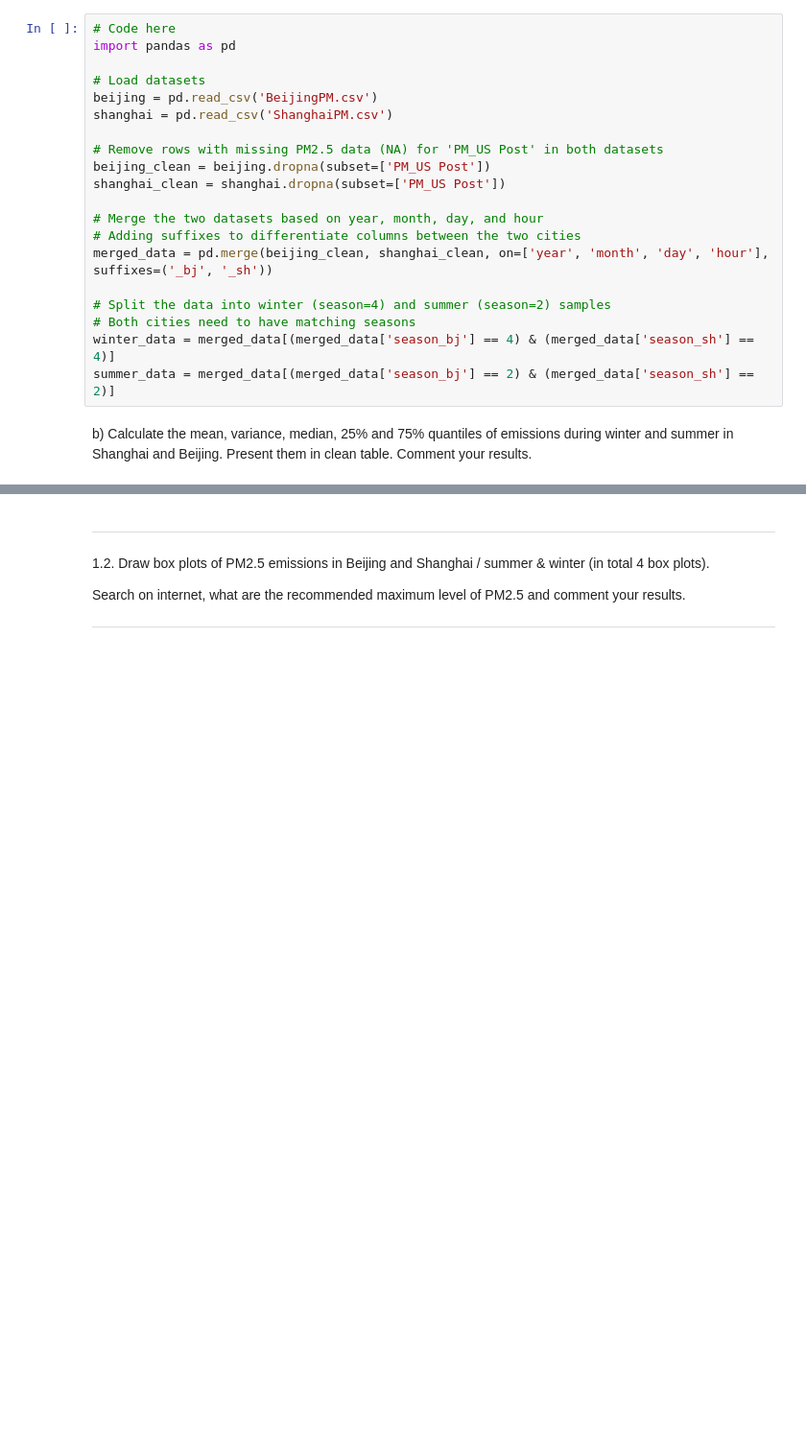
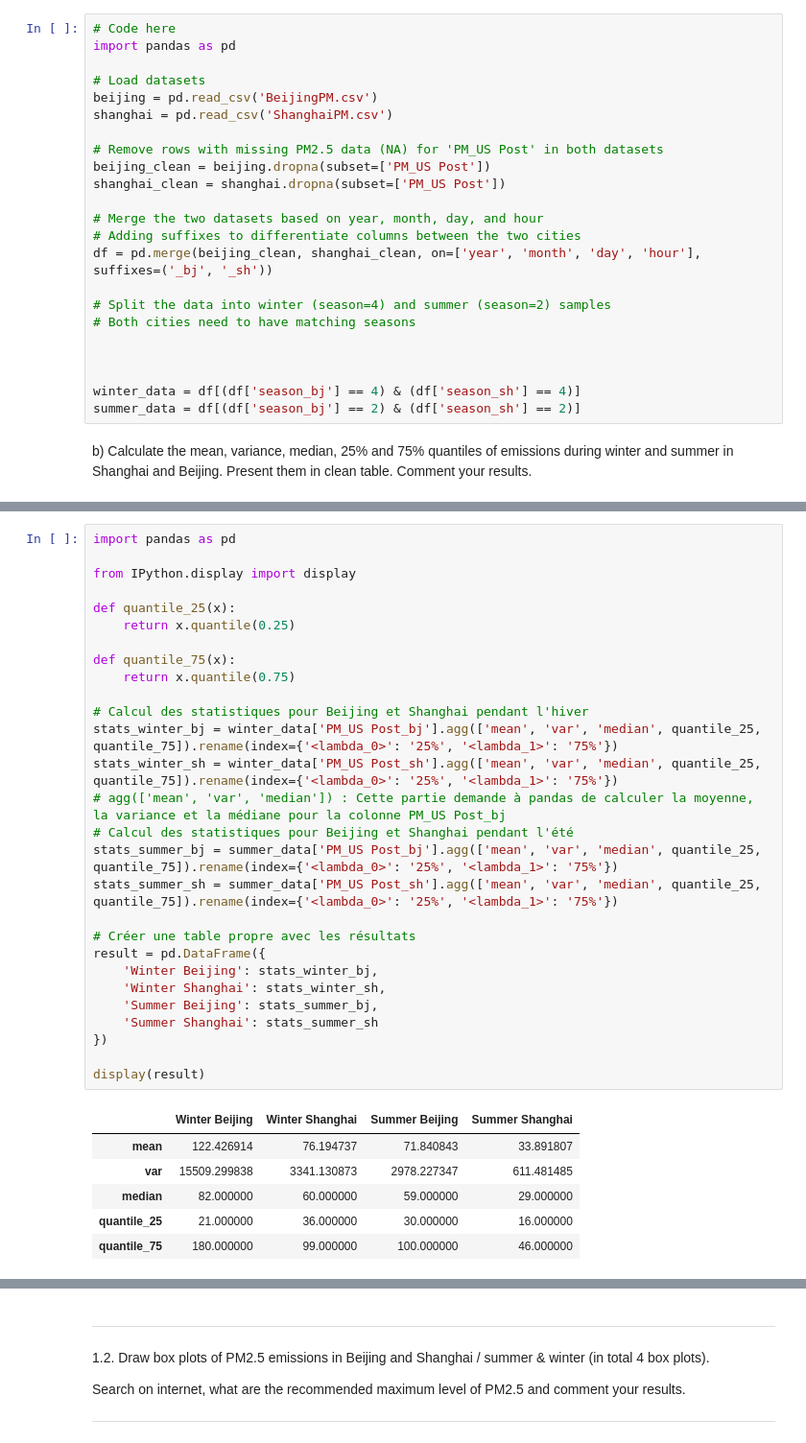
Before and after one commit to Edouard1000/Hackaton1, a Jupyter notebook: Hackathon 1.ipynb, the cells around one changed output, grey strips where cells are left out. Shown at 96% size. Drawn from its saved outputs; the diff is of its cells as text; blank space fills up the shorter version.

```diff
--- a/Hackathon 1.ipynb
+++ b/Hackathon 1.ipynb
@@ -91,11 +91,14 @@ shanghai_clean = shanghai.dropna(subset=['PM_US Post'])
 
 # Merge the two datasets based on year, month, day, and hour
 # Adding suffixes to differentiate columns between the two cities
-merged_data = pd.merge(beijing_clean, shanghai_clean, on=['year', 'month', 'day', 'hour'], suffixes=('_bj', '_sh'))
+df = pd.merge(beijing_clean, shanghai_clean, on=['year', 'month', 'day', 'hour'], suffixes=('_bj', '_sh'))
 
 # Split the data into winter (season=4) and summer (season=2) samples
 # Both cities need to have matching seasons
-winter_data = merged_data[(merged_data['season_bj'] == 4) & (merged_data['season_sh'] == 4)]
-summer_data = merged_data[(merged_data['season_bj'] == 2) & (merged_data['season_sh'] == 2)]
+
+
+
+winter_data = df[(df['season_bj'] == 4) & (df['season_sh'] == 4)]
+summer_data = df[(df['season_bj'] == 2) & (df['season_sh'] == 2)]
 # %% [markdown]
 b) Calculate the mean, variance, median, 25% and 75% quantiles of emissions during winter and summer in Shanghai and Beijing. Present them in clean table. Comment your results.
@@ -105,0 +105,35 @@ Comments here:
+# %%
+import pandas as pd
+
+from IPython.display import display
+
+def quantile_25(x):
+    return x.quantile(0.25)
+
+def quantile_75(x):
+    return x.quantile(0.75)
+
+# Calcul des statistiques pour Beijing et Shanghai pendant l'hiver
+stats_winter_bj = winter_data['PM_US Post_bj'].agg(['mean', 'var', 'median', quantile_25, quantile_75]).rename(index={'<lambda_0>': '25%', '<lambda_1>': '75%'})
+stats_winter_sh = winter_data['PM_US Post_sh'].agg(['mean', 'var', 'median', quantile_25, quantile_75]).rename(index={'<lambda_0>': '25%', '<lambda_1>': '75%'})
+# agg(['mean', 'var', 'median']) : Cette partie demande à pandas de calculer la moyenne, la variance et la médiane pour la colonne PM_US Post_bj
+# Calcul des statistiques pour Beijing et Shanghai pendant l'été
+stats_summer_bj = summer_data['PM_US Post_bj'].agg(['mean', 'var', 'median', quantile_25, quantile_75]).rename(index={'<lambda_0>': '25%', '<lambda_1>': '75%'})
+stats_summer_sh = summer_data['PM_US Post_sh'].agg(['mean', 'var', 'median', quantile_25, quantile_75]).rename(index={'<lambda_0>': '25%', '<lambda_1>': '75%'})
+
+# Créer une table propre avec les résultats
+result = pd.DataFrame({
+    'Winter Beijing': stats_winter_bj,
+    'Winter Shanghai': stats_winter_sh,
+    'Summer Beijing': stats_summer_bj,
+    'Summer Shanghai': stats_summer_sh
+})
+
+display(result)
+# %% [output]
+|  | Winter Beijing | Winter Shanghai | Summer Beijing | Summer Shanghai |
+| mean | 122.426914 | 76.194737 | 71.840843 | 33.891807 |
+| var | 15509.299838 | 3341.130873 | 2978.227347 | 611.481485 |
+| median | 82.000000 | 60.000000 | 59.000000 | 29.000000 |
+| quantile_25 | 21.000000 | 36.000000 | 30.000000 | 16.000000 |
+| quantile_75 | 180.000000 | 99.000000 | 100.000000 | 46.000000 |
```
Also changed, not shown: parts of 4 cells of this notebook.
